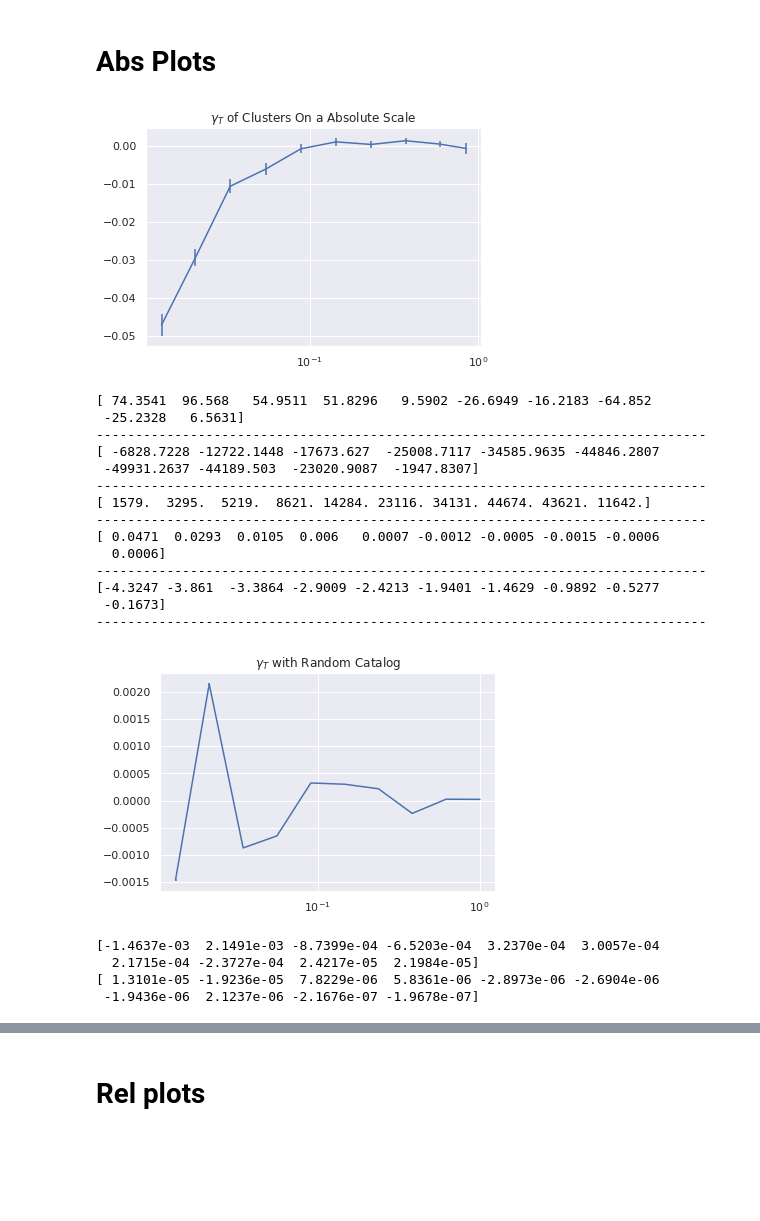
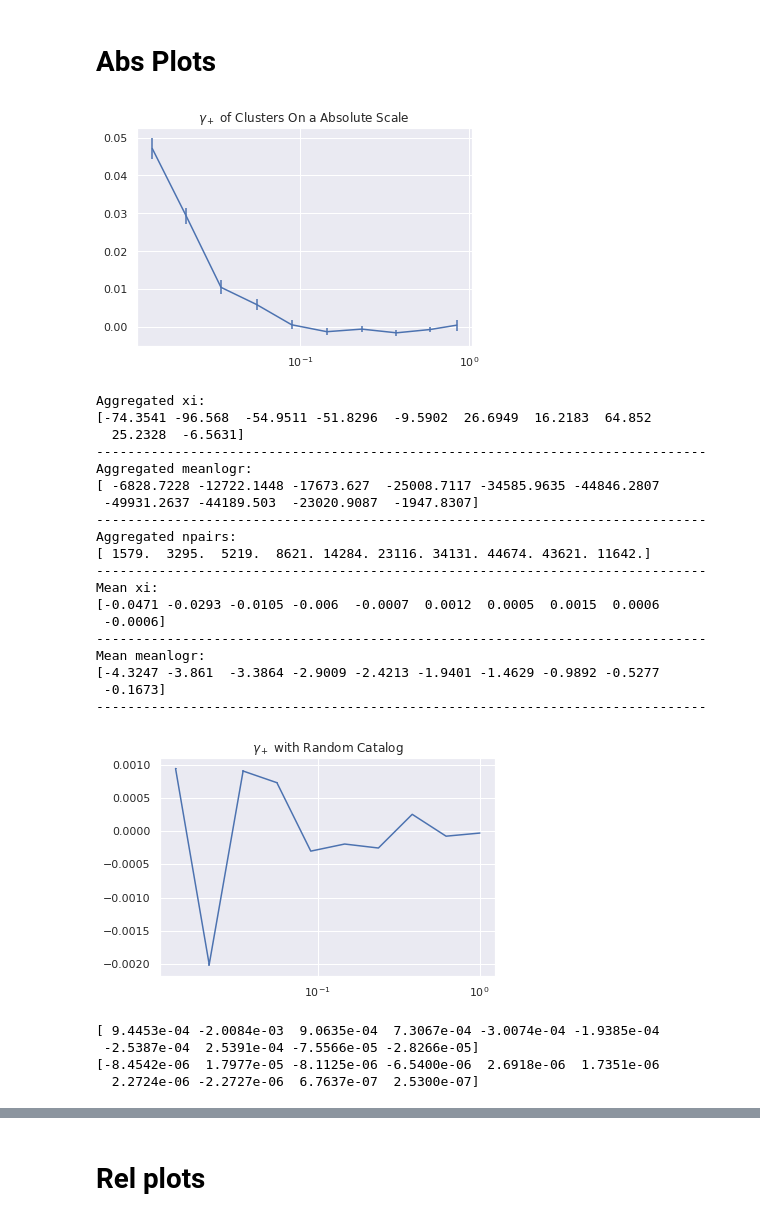
Before and after one commit to aa-12323/sa, a Jupyter notebook: lib/output/mcal/all/all_z/treecorr_mcal_all_all_z.ipynb, the cells around one changed output, grey strips where cells are left out. Drawn from its saved outputs; the diff is of its cells as text; code cells hidden in the pictures; blank space fills up the shorter version.

```diff
--- a/lib/output/mcal/all/all_z/treecorr_mcal_all_all_z.ipynb
+++ b/lib/output/mcal/all/all_z/treecorr_mcal_all_all_z.ipynb
@@ -51,11 +43,13 @@ def get_ng(cluster,mode1,mode2):
             return (shapes.loc[cen_id])
         def get_cluster_sats(cluster):
             cen_mat_id=cluster.name
-            sats=satellite[satellite['All','MEM_MATCH_ID']==cen_mat_id]
+            cen_id=cluster[('Alt','Alt1','ID_CENT')]
+            sats=shapes[shapes['All','MEM_MATCH_ID']==cen_mat_id]
+            sats=sats[sats.index!=cen_id]
             return (sats)
     elif mode1=='r':
         def get_cluster_sats(cluster):
-            return(satellite)
+            return(shapes)
         def get_cluster_cen(cluster):
             return (random)
 
@@ -98,7 +92,7 @@ def get_ng(cluster,mode1,mode2):
 #     print(np.shape(cen_ra),np.shape(cen_dec))
 #     print(cen_ra,cen_dec)
 
-    sats_cat = treecorr.Catalog( g1 = -sats_e1, g2   = -sats_e2,
+    sats_cat = treecorr.Catalog( g1 = sats_e1, g2   = sats_e2,
                                  ra = sats_ra, dec = sats_dec,r=sats_angr,
                                  ra_units='deg', dec_units='deg')
 
@@ -208,7 +192,7 @@ def plt_w_error(meanlogr,xi,varxi,title):
 #     ax.set_ylim(-0.020,0.020)
     plt.show()
 
-    if title==r"$\gamma_T$ of Clusters, Normalized by R_LAMBDA":
+    if title==r"$\gamma_+$ of Clusters, Normalized by R_LAMBDA":
         plt.savefig("/home/cz136/project/sa/image/rel_{}_{}_{}.png".format(shape_cat,vol,z_range))
 #     plt.xscale('log')
 #     plt.yscale('log')
@@ -217,37 +213,37 @@ def plt_w_error(meanlogr,xi,varxi,title):
 # %% [markdown]
 # Abs Plots
 # %%
-plt_w_error(mean_abs[1],-mean_abs[0],sig_abs,r"$\gamma_T$ of Clusters On a Absolute Scale ")
-for data  in sum_abs:
-    print(data)
-    print(sep)
-for data in mean_abs:
-    print(data)
-    print(sep)
+plt_w_error(mean_abs[1],-mean_abs[0],sig_abs,r"$\gamma_+$ of Clusters On a Absolute Scale ")
+print_data(sum_abs,mean_abs)
 # %% [output]
-[figure, old version]
+[figure, new version]
-[ 74.3541  96.568   54.9511  51.8296   9.5902 -26.6949 -16.2183 -64.852
- -25.2328   6.5631]
+Aggregated xi:
+[-74.3541 -96.568  -54.9511 -51.8296  -9.5902  26.6949  16.2183  64.852
+  25.2328  -6.5631]
 ------------------------------------------------------------------------------
+Aggregated meanlogr:
 [ -6828.7228 -12722.1448 -17673.627  -25008.7117 -34585.9635 -44846.2807
  -49931.2637 -44189.503  -23020.9087  -1947.8307]
 ------------------------------------------------------------------------------
+Aggregated npairs:
 [ 1579.  3295.  5219.  8621. 14284. 23116. 34131. 44674. 43621. 11642.]
 ------------------------------------------------------------------------------
-[ 0.0471  0.0293  0.0105  0.006   0.0007 -0.0012 -0.0005 -0.0015 -0.0006
-  0.0006]
+Mean xi:
+[-0.0471 -0.0293 -0.0105 -0.006  -0.0007  0.0012  0.0005  0.0015  0.0006
+ -0.0006]
 ------------------------------------------------------------------------------
+Mean meanlogr:
 [-4.3247 -3.861  -3.3864 -2.9009 -2.4213 -1.9401 -1.4629 -0.9892 -0.5277
  -0.1673]
 ------------------------------------------------------------------------------
 # %%
-plt_w_error(r_meanlogr,-r_xi,r_sigma,r"$\gamma_T$ with Random Catalog")
+plt_w_error(r_meanlogr,-r_xi,r_sigma,r"$\gamma_+$ with Random Catalog")
 print(-r_xi)
 print(r_sigma)
 # %% [output]
-[figure, old version]
+[figure, new version]
-[-1.4637e-03  2.1491e-03 -8.7399e-04 -6.5203e-04  3.2370e-04  3.0057e-04
-  2.1715e-04 -2.3727e-04  2.4217e-05  2.1984e-05]
-[ 1.3101e-05 -1.9236e-05  7.8229e-06  5.8361e-06 -2.8973e-06 -2.6904e-06
- -1.9436e-06  2.1237e-06 -2.1676e-07 -1.9678e-07]
+[ 9.4453e-04 -2.0084e-03  9.0635e-04  7.3067e-04 -3.0074e-04 -1.9385e-04
+ -2.5387e-04  2.5391e-04 -7.5566e-05 -2.8266e-05]
+[-8.4542e-06  1.7977e-05 -8.1125e-06 -6.5400e-06  2.6918e-06  1.7351e-06
+  2.2724e-06 -2.2727e-06  6.7637e-07  2.5300e-07]
 # %%
```
Also changed, not shown: parts of 8 cells of this notebook, 22 other files.
